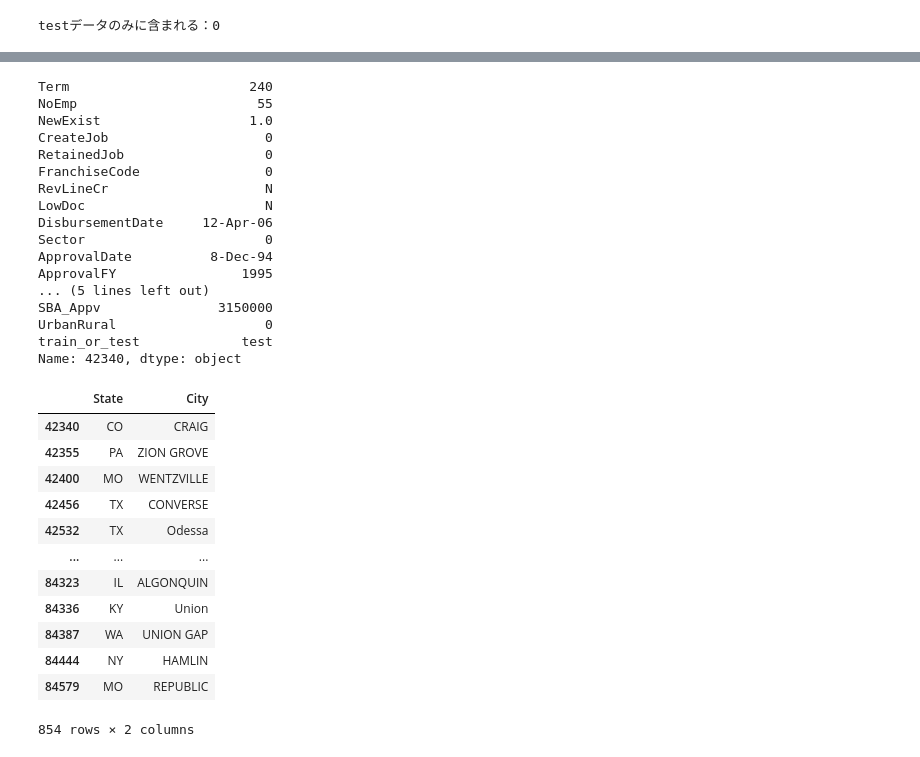
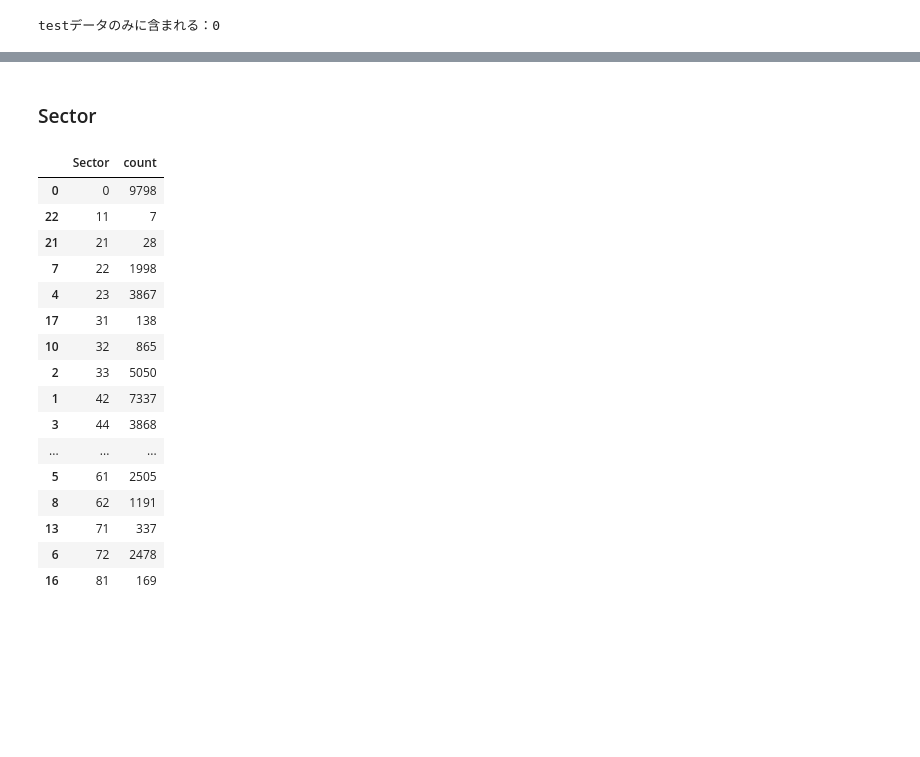
Before and after one commit to IR325/FinancialDataApplication, a Jupyter notebook: notebooks/20240212_EDA.ipynb, the cells around one changed output, grey strips where cells are left out. Drawn from its saved outputs; the diff is of its cells as text; code cells hidden in the pictures; blank space fills up the shorter version.

```diff
--- a/notebooks/20240212_EDA.ipynb
+++ b/notebooks/20240212_EDA.ipynb
@@ -439,36 +423,22 @@ test_data[~test_data["City"].isin(set(train_data["City"]))]
-# %%
-new_test_data.loc[42340]
-# %% [output]
-Term                       240
-NoEmp                       55
-NewExist                   1.0
-CreateJob                    0
-RetainedJob                  0
-FranchiseCode                0
-RevLineCr                    N
-LowDoc                       N
-DisbursementDate     12-Apr-06
-Sector                       0
-ApprovalDate          8-Dec-94
-ApprovalFY                1995
-... (5 lines left out)
-SBA_Appv               3150000
-UrbanRural                   0
-train_or_test             test
-Name: 42340, dtype: object
-# %%
-test_data[test_data["City"].isin(rare_cities)][["State", "City"]]
-# %% [output]
-|  | State | City |
-| 42340 | CO | CRAIG |
-| 42355 | PA | ZION GROVE |
-| 42400 | MO | WENTZVILLE |
-| 42456 | TX | CONVERSE |
-| 42532 | TX | Odessa |
-| ... | ... | ... |
-| 84323 | IL | ALGONQUIN |
-| 84336 | KY | Union |
-| 84387 | WA | UNION GAP |
-| 84444 | NY | HAMLIN |
-| 84579 | MO | REPUBLIC |
-854 rows × 2 columns
+# %% [markdown]
+### Sector
+# %%
+train_data["Sector"].value_counts().reset_index().rename(columns={"Sector": "count", "index": "Sector"}).sort_values("Sector")
+# %% [output]
+|  | Sector | count |
+| 0 | 0 | 9798 |
+| 22 | 11 | 7 |
+| 21 | 21 | 28 |
+| 7 | 22 | 1998 |
+| 4 | 23 | 3867 |
+| 17 | 31 | 138 |
+| 10 | 32 | 865 |
+| 2 | 33 | 5050 |
+| 1 | 42 | 7337 |
+| 3 | 44 | 3868 |
+| ... | ... | ... |
+| 5 | 61 | 2505 |
+| 8 | 62 | 1191 |
+| 13 | 71 | 337 |
+| 6 | 72 | 2478 |
+| 16 | 81 | 169 |
```
Also changed, not shown: parts of 9 cells of this notebook, 8 other files.
